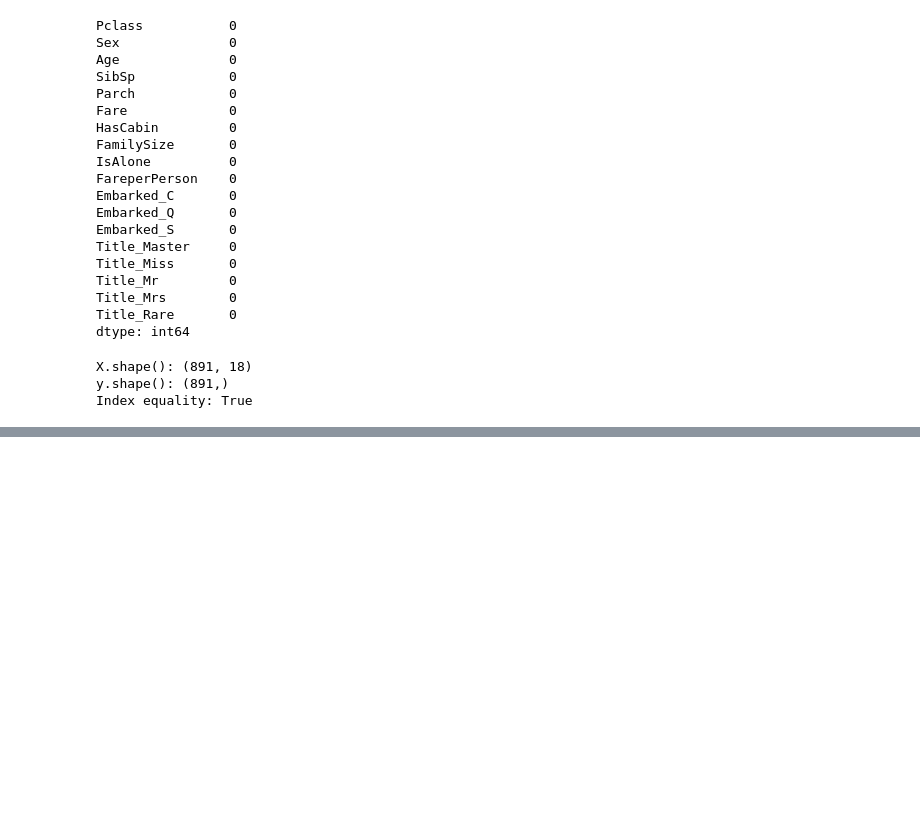
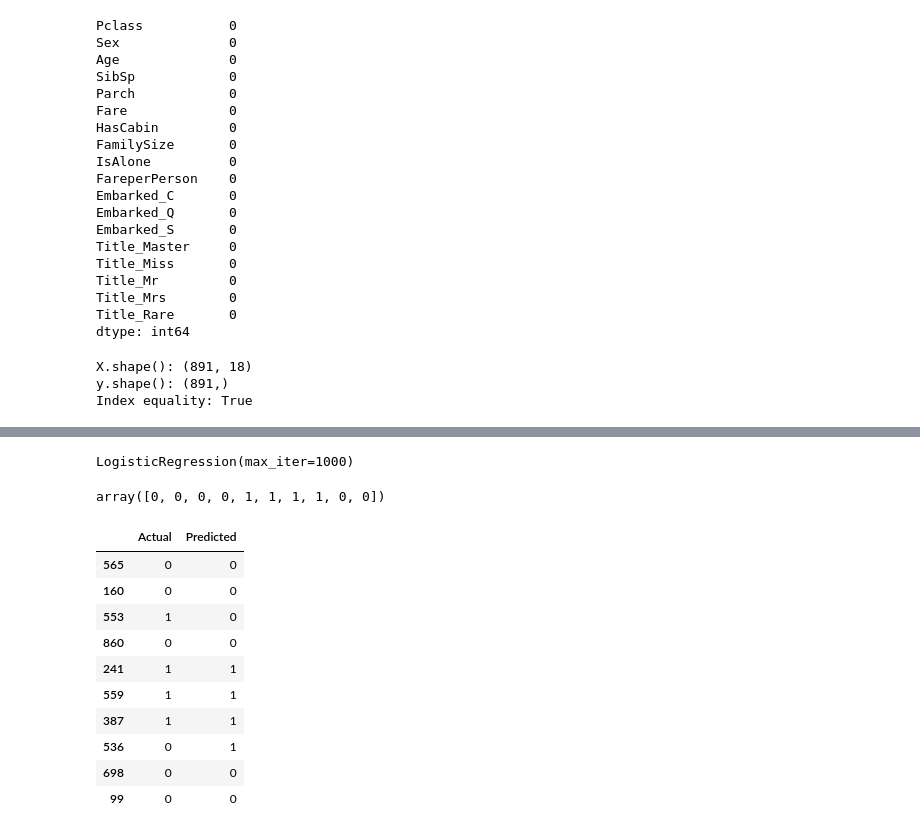
Before and after one commit to alitokgoz7/Titanic-data-science, a Jupyter notebook: notebooks/titanic_analysis.ipynb, the cells around one changed output, grey strips where cells are left out. Saved outputs shown, nothing was run; the diff lists cells and outputs as text; code cells hidden in the pictures; blank space fills up the shorter version.

Commit message:
Add initial machine learning model with Logistic Regression

```diff
--- a/notebooks/titanic_analysis.ipynb
+++ b/notebooks/titanic_analysis.ipynb
@@ -641,0 +646,4 @@ Index equality: True
+# %%
+# Split the data into training and validation sets.
+
+X_train, X_val, y_train, y_val = train_test_split(X, y, test_size=0.2, random_state=42,stratify=y)
@@ -641,0 +656,29 @@ Index equality: True
+# %%
+model = LogisticRegression(max_iter=1000)
+# %%
+# Train the model
+model.fit(X_train, y_train)
+# %% [output]
+LogisticRegression(max_iter=1000)
+# %%
+# Make predictions on the validation set.
+y_pred=model.predict(X_val)
+# %%
+y_pred[:10]
+# %% [output]
+array([0, 0, 0, 0, 1, 1, 1, 1, 0, 0])
+# %%
+comparison=pd.DataFrame({"Actual":y_val,"Predicted":y_pred})
+comparison.head(10)  # Display the first 10 rows of the comparison DataFrame
+# %% [output]
+|  | Actual | Predicted |
+| 565 | 0 | 0 |
+| 160 | 0 | 0 |
+| 553 | 1 | 0 |
+| 860 | 0 | 0 |
+| 241 | 1 | 1 |
+| 559 | 1 | 1 |
+| 387 | 1 | 1 |
+| 536 | 0 | 1 |
+| 698 | 0 | 0 |
+| 99 | 0 | 0 |
```
Also changed, not shown: parts of 6 cells of this notebook.
